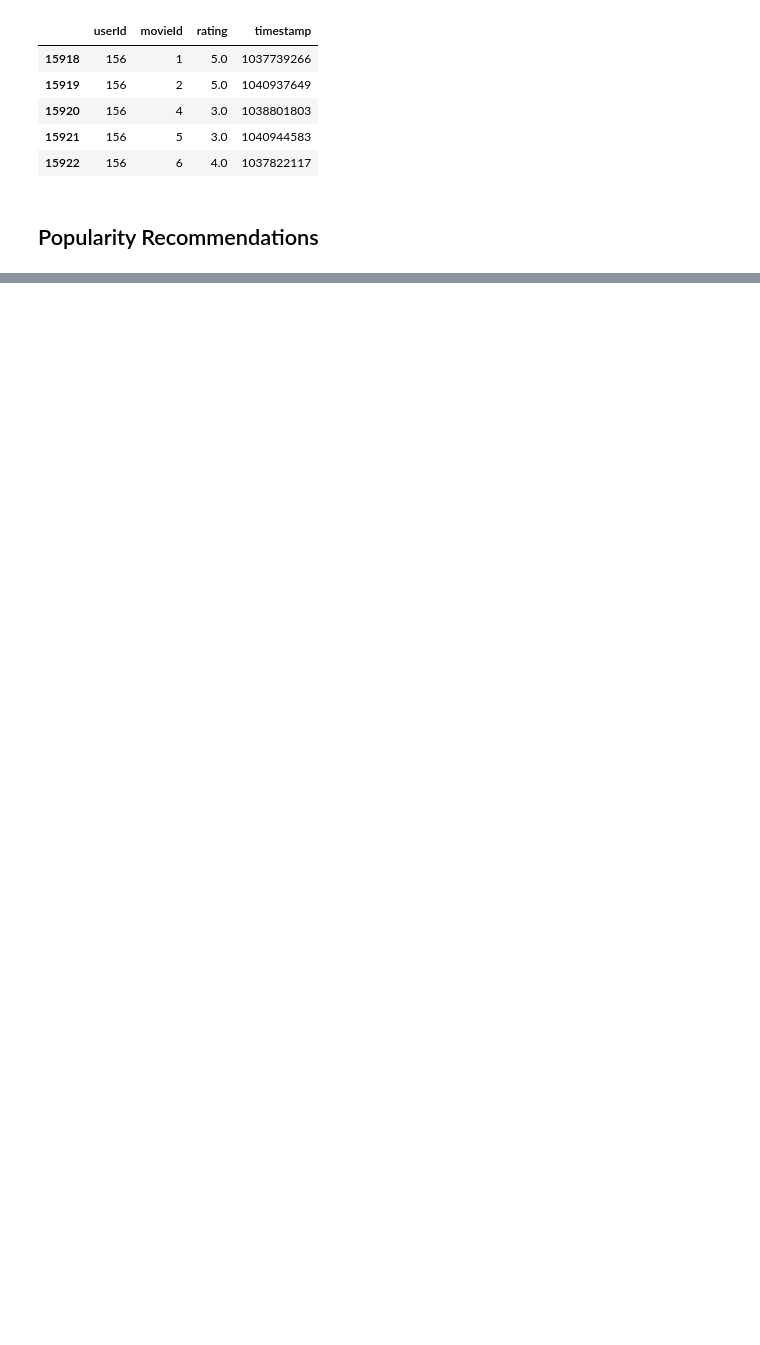
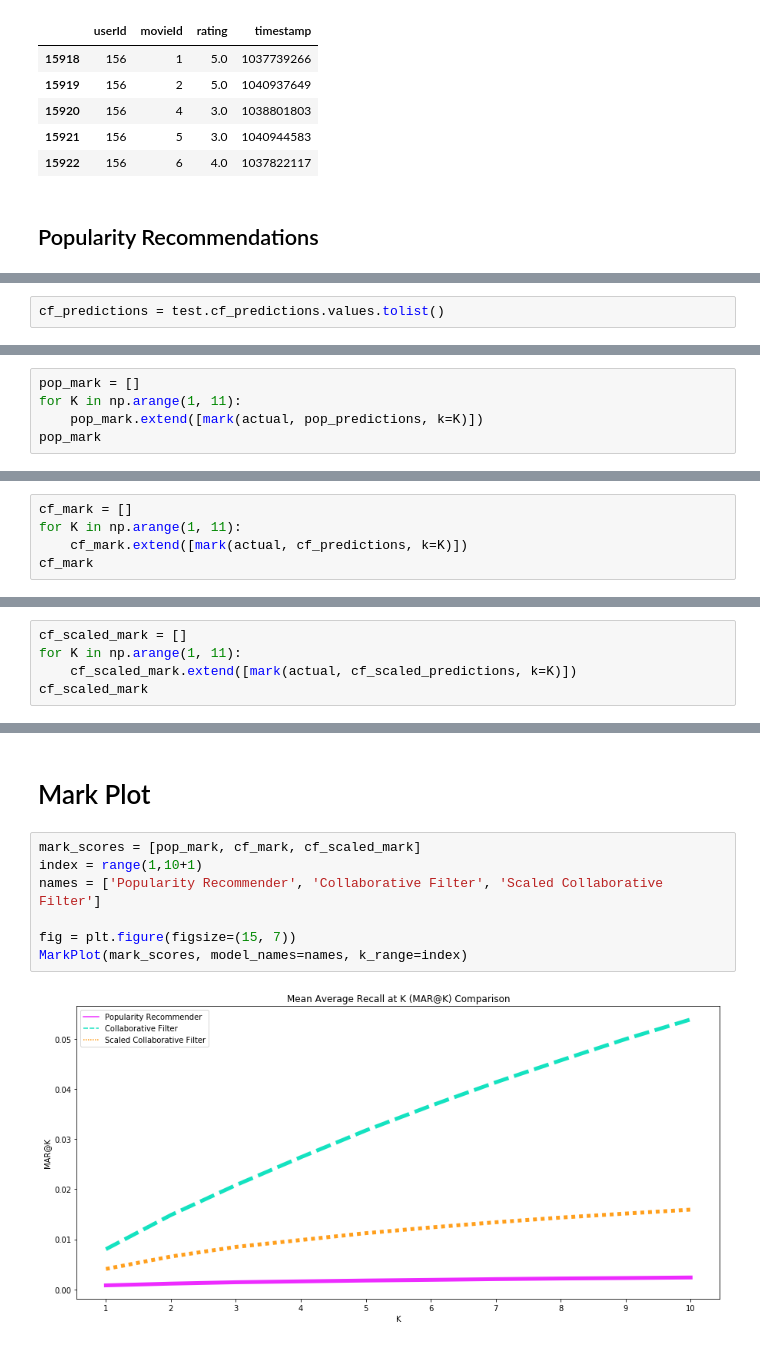
Before and after one commit to statisticianinstilettos/recmetrics, a Jupyter notebook: example.ipynb, the cells around one changed output, grey strips where cells are left out. Cells and saved outputs as stored; diff of their text form; blank space fills up the shorter version.

```diff
--- a/example.ipynb
+++ b/example.ipynb
@@ -137,0 +174,2 @@ coverage(predicted, catalog)
+# %%
+cf_predictions = test.cf_predictions.values.tolist()
@@ -137,0 +178,5 @@ coverage(predicted, catalog)
+# %%
+pop_mark = []
+for K in np.arange(1, 11):
+    pop_mark.extend([mark(actual, pop_predictions, k=K)])
+pop_mark
@@ -137,0 +194,5 @@ coverage(predicted, catalog)
+# %%
+cf_mark = []
+for K in np.arange(1, 11):
+    cf_mark.extend([mark(actual, cf_predictions, k=K)])
+cf_mark
@@ -137,0 +210,5 @@ coverage(predicted, catalog)
+# %%
+cf_scaled_mark = []
+for K in np.arange(1, 11):
+    cf_scaled_mark.extend([mark(actual, cf_scaled_predictions, k=K)])
+cf_scaled_mark
@@ -137,0 +226,11 @@ coverage(predicted, catalog)
+# %% [markdown]
+# Mark Plot
+# %%
+mark_scores = [pop_mark, cf_mark, cf_scaled_mark]
+index = range(1,10+1)
+names = ['Popularity Recommender', 'Collaborative Filter', 'Scaled Collaborative Filter']
+
+fig = plt.figure(figsize=(15, 7))
+MarkPlot(mark_scores, model_names=names, k_range=index)
+# %% [output]
+[figure, added]
```
Also changed, not shown: parts of 47 cells of this notebook, 1 other file.
